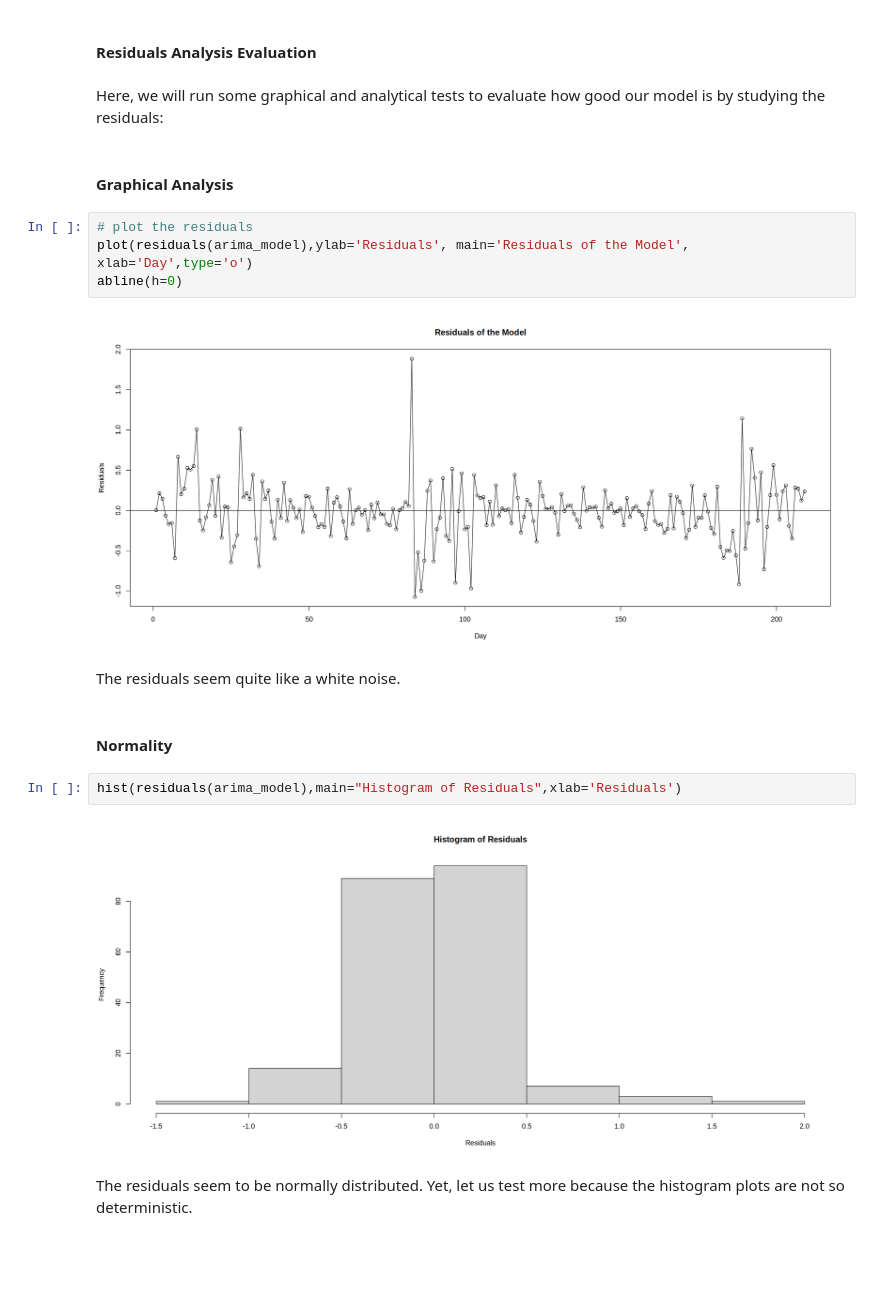
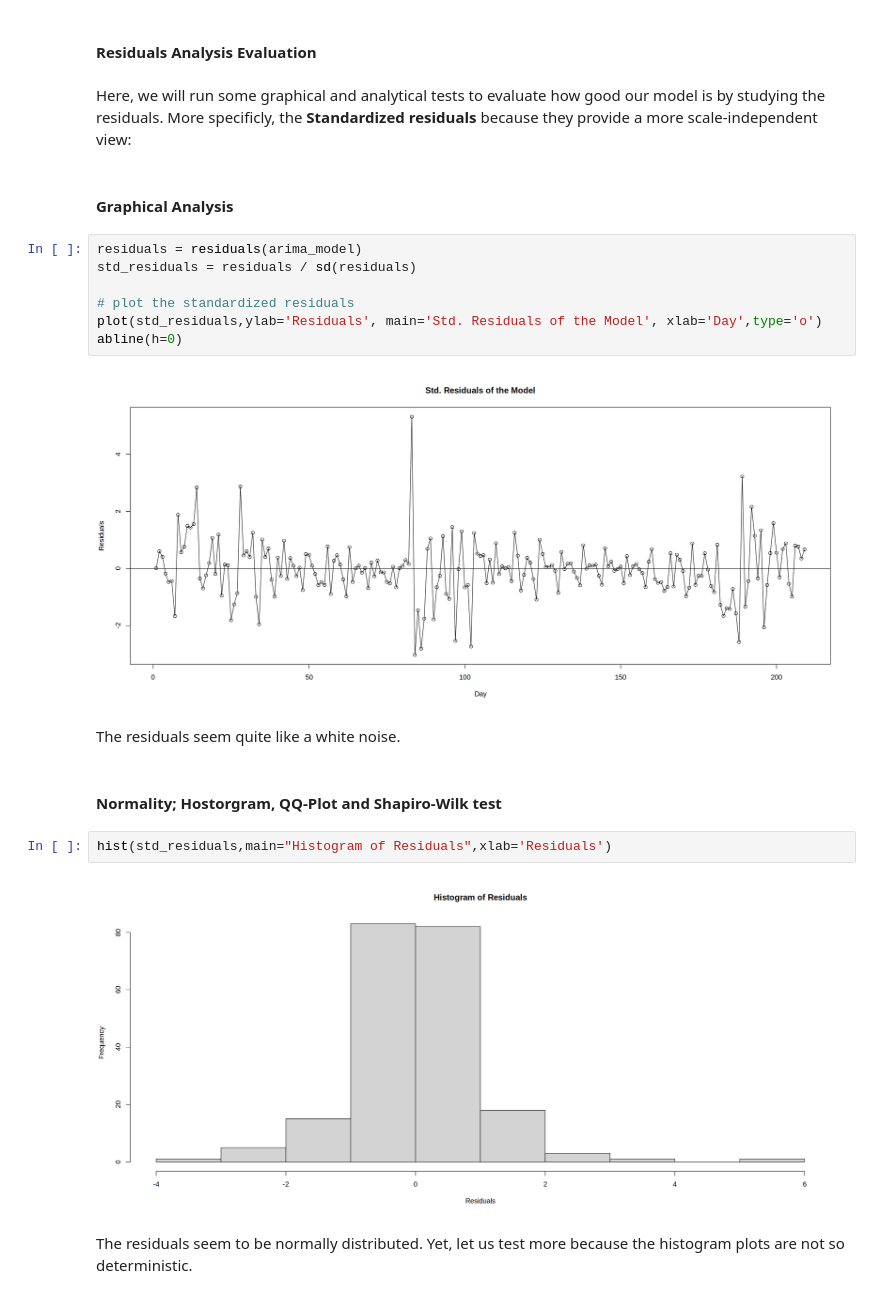
Before and after one commit to muohannedxd/Time-Series-Analysis-and-Forecasting-of-Cinema-Occupancy-Rate, a Jupyter notebook: mohanned_kadache_g3_project.ipynb, the cells around one changed output. Saved outputs shown, nothing was run; the diff lists cells and outputs as text; blank space fills up the shorter version.

```diff
--- a/mohanned_kadache_g3_project.ipynb
+++ b/mohanned_kadache_g3_project.ipynb
@@ -423,23 +403,26 @@ Training set -0.0236439
 # %% [markdown]
 #### **Residuals Analysis Evaluation**
 # %% [markdown]
-Here, we will run some graphical and analytical tests to evaluate how good our model is by studying the residuals:
+Here, we will run some graphical and analytical tests to evaluate how good our model is by studying the residuals. More specificly, the **Standardized residuals** because they provide a more scale-independent view:
 # %% [markdown]
 #### Graphical Analysis
 # %%
-# plot the residuals
-plot(residuals(arima_model),ylab='Residuals', main='Residuals of the Model', xlab='Day',type='o')
+residuals = residuals(arima_model)
+std_residuals = residuals / sd(residuals)
+
+# plot the standardized residuals
+plot(std_residuals,ylab='Residuals', main='Std. Residuals of the Model', xlab='Day',type='o')
 abline(h=0)
 # %% [output]
-[figure, old version]
+[figure, new version]
 # %% [markdown]
 The residuals seem quite like a white noise.
 # %% [markdown]
-#### Normality
+#### Normality; Hostorgram, QQ-Plot and Shapiro-Wilk test
 # %%
-hist(residuals(arima_model),main="Histogram of Residuals",xlab='Residuals')
+hist(std_residuals,main="Histogram of Residuals",xlab='Residuals')
 # %% [output]
-[figure, old version]
+[figure, new version]
 # %% [markdown]
 The residuals seem to be normally distributed. Yet, let us test more because the histogram plots are not so deterministic.
 # %%
```
Also changed, not shown: parts of 9 cells of this notebook.
